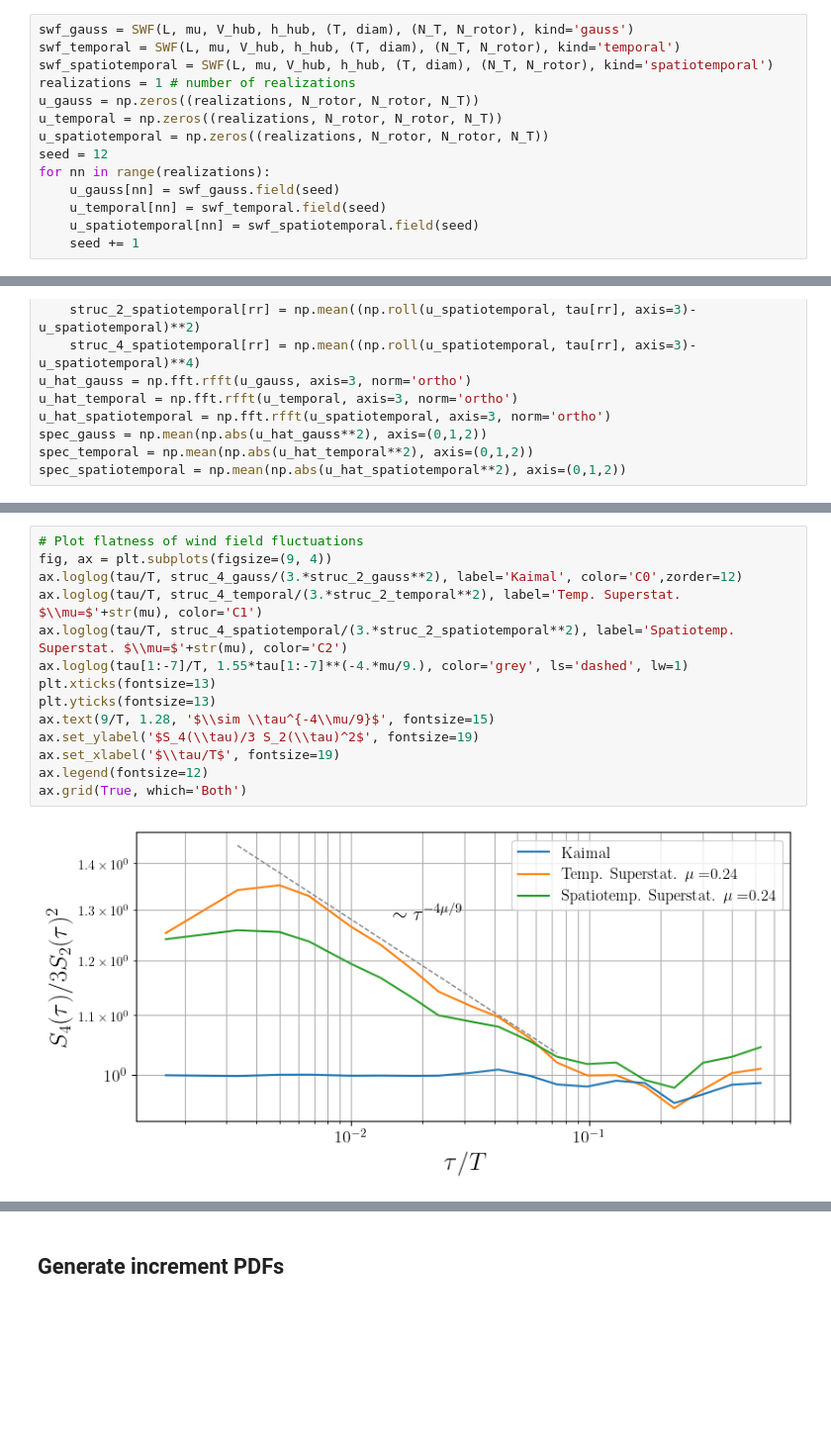
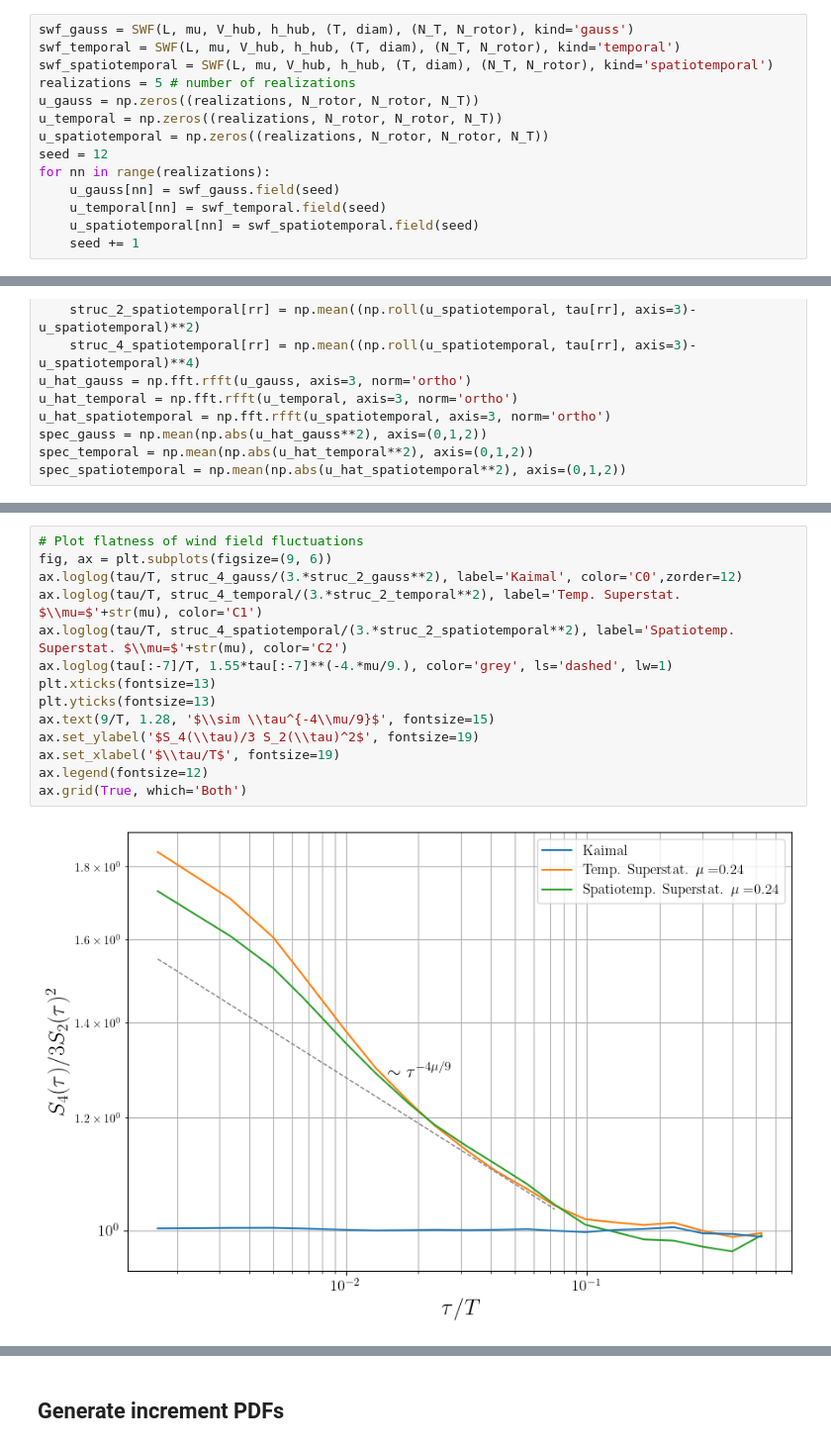
Before and after one commit to fiddir/pyforwind, a Jupyter notebook: examples/example_kaimal.ipynb, the cells around one changed output, grey strips where cells are left out. Shown: that part at 99% size. Drawn from its saved outputs; the diff is of its cells as text; blank space fills up the shorter version.

```diff
--- a/examples/example_kaimal.ipynb
+++ b/examples/example_kaimal.ipynb
@@ -32,7 +32,7 @@ h_hub = 100. # hub height
 swf_gauss = SWF(L, mu, V_hub, h_hub, (T, diam), (N_T, N_rotor), kind='gauss')
 swf_temporal = SWF(L, mu, V_hub, h_hub, (T, diam), (N_T, N_rotor), kind='temporal')
 swf_spatiotemporal = SWF(L, mu, V_hub, h_hub, (T, diam), (N_T, N_rotor), kind='spatiotemporal')
-realizations = 1 # number of realizations
+realizations = 5 # number of realizations
 u_gauss = np.zeros((realizations, N_rotor, N_rotor, N_T))
 u_temporal = np.zeros((realizations, N_rotor, N_rotor, N_T))
 u_spatiotemporal = np.zeros((realizations, N_rotor, N_rotor, N_T))
@@ -140,18 +140,18 @@ ax.grid(True, which='Both')
 # %%
 # Plot flatness of wind field fluctuations
-fig, ax = plt.subplots(figsize=(9, 4))
+fig, ax = plt.subplots(figsize=(9, 6))
 ax.loglog(tau/T, struc_4_gauss/(3.*struc_2_gauss**2), label='Kaimal', color='C0',zorder=12)
 ax.loglog(tau/T, struc_4_temporal/(3.*struc_2_temporal**2), label='Temp. Superstat. $\\mu=$'+str(mu), color='C1')
 ax.loglog(tau/T, struc_4_spatiotemporal/(3.*struc_2_spatiotemporal**2), label='Spatiotemp. Superstat. $\\mu=$'+str(mu), color='C2')
-ax.loglog(tau[1:-7]/T, 1.55*tau[1:-7]**(-4.*mu/9.), color='grey', ls='dashed', lw=1)
+ax.loglog(tau[:-7]/T, 1.55*tau[:-7]**(-4.*mu/9.), color='grey', ls='dashed', lw=1)
 plt.xticks(fontsize=13)
 plt.yticks(fontsize=13)
 ax.text(9/T, 1.28, '$\\sim \\tau^{-4\\mu/9}$', fontsize=15)
 ax.set_ylabel('$S_4(\\tau)/3 S_2(\\tau)^2$', fontsize=19)
 ax.set_xlabel('$\\tau/T$', fontsize=19)
 ax.legend(fontsize=12)
 ax.grid(True, which='Both')
 # %% [output]
-[figure, old version]
+[figure, new version]
 # %%
 # Plot spectra averaged over rotor plane
```
Also changed, not shown: parts of 5 cells of this notebook.
